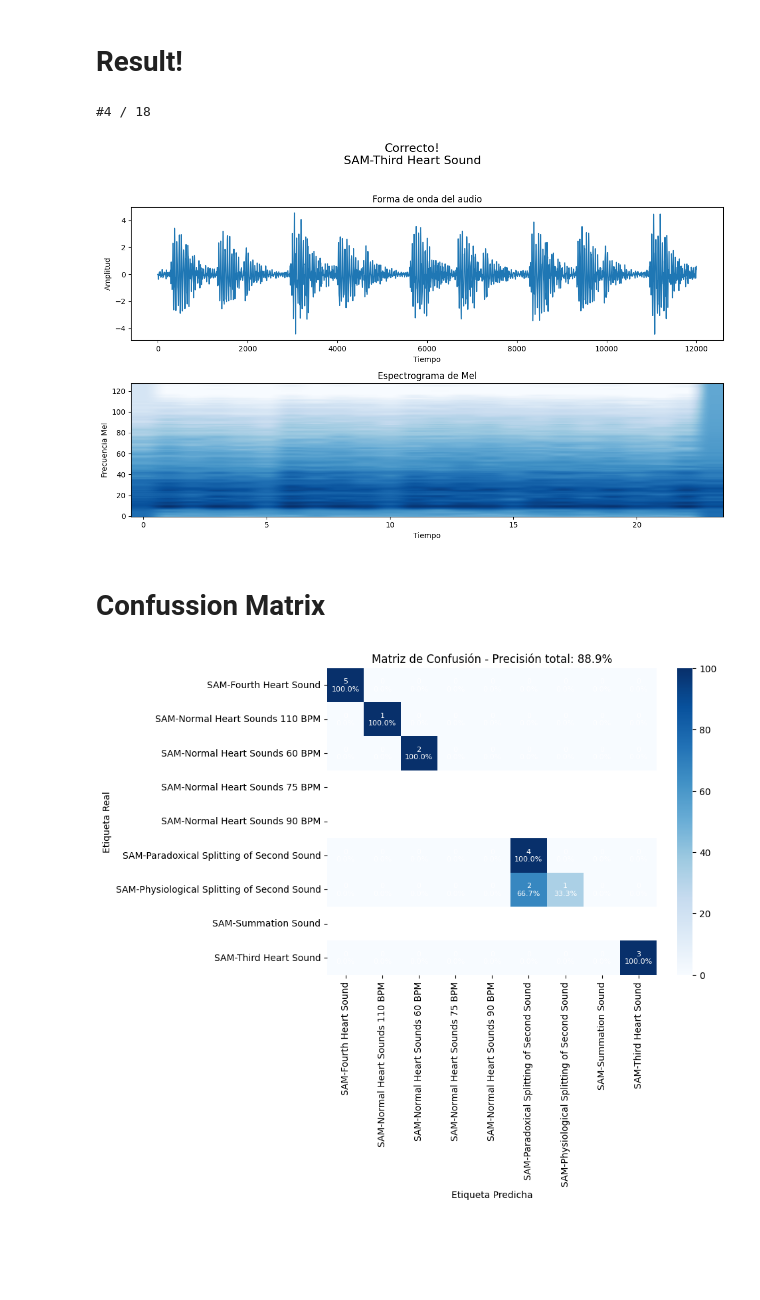
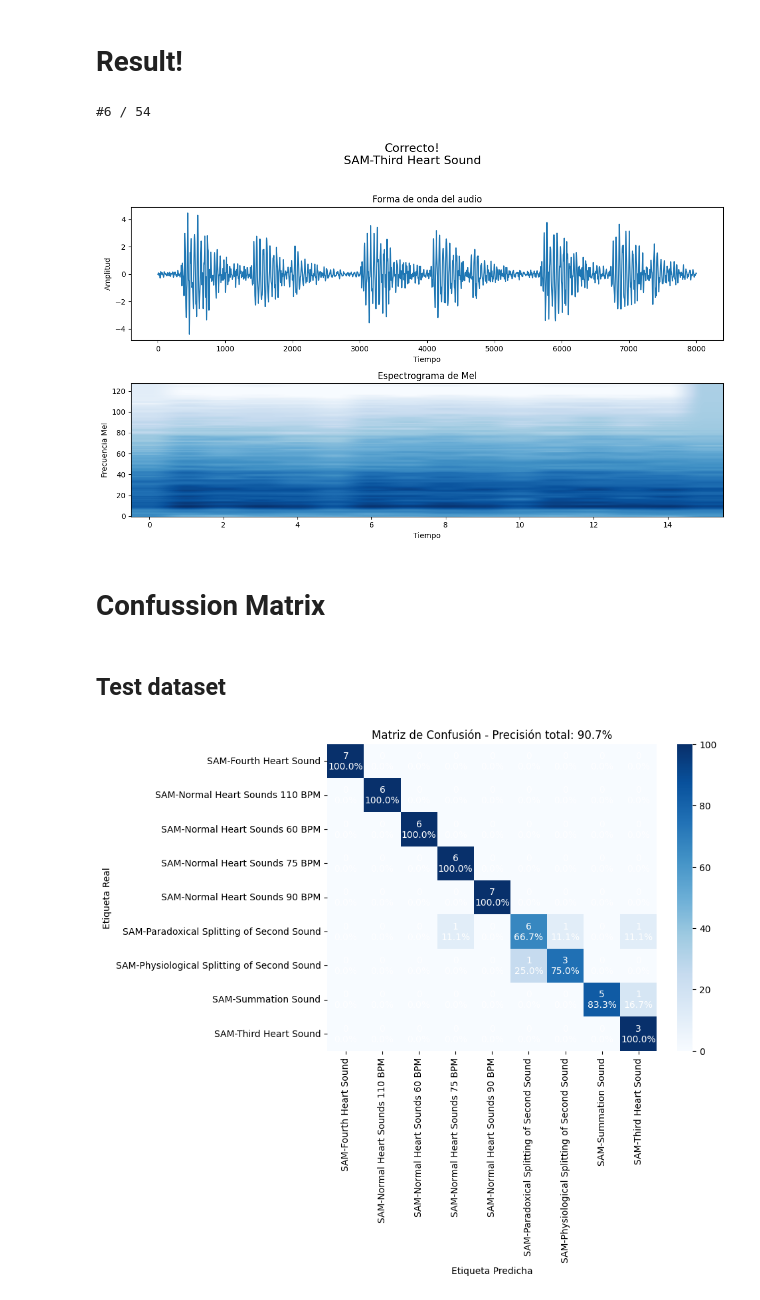
Before and after one commit to Afroefras/sam_classifier, a Jupyter notebook: train_sam_classifier.ipynb, the cells around one changed output. Saved outputs shown, nothing was run; the diff lists cells and outputs as text; code cells hidden in the pictures; blank space fills up the shorter version.

Commit message:
90.7% accuracy on test dataset!

```diff
--- a/train_sam_classifier.ipynb
+++ b/train_sam_classifier.ipynb
@@ -1,6 +1,7 @@
 # %% [markdown]
 # Environment
 # %%
+import os
 import re
 import torch
 import random
@@ -12,3 +13,9 @@ from IPython.display import Audio
 from helpers import plot as cora_plot
 from helpers.path_utils import get_base_dir
 from helpers.audio_utils import save_wave_to_wav
+
+num_cpus = os.cpu_count()
+device = torch.device("cuda" if torch.cuda.is_available() else "cpu")
+
+print(f"Número de CPUs disponibles: {num_cpus}")
+print(f"Device: {device} - {torch.cuda.get_device_name(0)}")
@@ -20,7 +30,7 @@ SAMPLE_RATE = 4000
 
 # Seconds to split each recording
 # it will be the size of input (secs)
-CHUNK_SECS = 3
+CHUNK_SECS = 2
 
 # The upper bound the recording (input, output or both)
 # is going to be filtered with Butterworth Filter (Hz)
@@ -36,9 +46,9 @@ N_FFT = 1024
 HOP_LENGTH = 512
 
 # Params for training
-BATCH_SIZE = 5
+BATCH_SIZE = 32
 TRAIN_RATIO = 0.80
-VAL_RATIO = 0.15
+VAL_RATIO = 0.1
 
 main_dir = get_base_dir()
 BASE_DIR = main_dir.joinpath("data", "mobile", "SAM")
@@ -197,6 +209,7 @@ Celular con transformaciones:
 train_size = int(TRAIN_RATIO * len(cora_dataset))
 val_size = int(VAL_RATIO * len(cora_dataset))
 test_size = len(cora_dataset) - train_size - val_size
+total_samples = train_size + val_size + test_size
 
 train_dataset, val_dataset, test_dataset = torch.utils.data.random_split(
     cora_dataset, [train_size, val_size, test_size]
@@ -206,19 +219,27 @@ train_dataloader = torch.utils.data.DataLoader(
     dataset=train_dataset,
     batch_size=BATCH_SIZE,
     shuffle=True,
+    num_workers=num_cpus - 2,
+    persistent_workers=True,
 )
 val_dataloader = torch.utils.data.DataLoader(
     dataset=val_dataset,
     batch_size=BATCH_SIZE,
     shuffle=False,
+    num_workers=num_cpus - 2,
+    persistent_workers=True,
 )
-test_dataloader = torch.utils.data.DataLoader(test_dataset, BATCH_SIZE, shuffle=False)
+test_dataloader = torch.utils.data.DataLoader(
+    dataset=test_dataset,
+    batch_size=BATCH_SIZE,
+    shuffle=False,
+    num_workers=num_cpus - 2,
+    persistent_workers=True,
+)
 
 print(f"Batch size: {BATCH_SIZE}")
 print(f"Train samples:\t\t{train_size} = {len(train_dataloader)} batches")
 print(f"Validation samples:\t{val_size} = {len(val_dataloader)} batches")
 print(f"Test samples:\t\t{test_size} = {len(test_dataloader)} batches")
-print(
-    f"Total samples:\t\t{train_size + val_size + test_size} = {len(cora_dataset) // BATCH_SIZE} batches"
-)
+print(f"Total samples:\t\t{total_samples} = {len(cora_dataset) // BATCH_SIZE} batches")
 # %% [output]
@@ -295,7 +340,7 @@ with a loss of 0.1456
 # %%
 model_to_pred = sam_classifier.SAM_CNN_Model(n_classes)
 
-model_to_pred.load_state_dict(torch.load(best_model)["state_dict"])
+model_to_pred.load_state_dict(torch.load(best_model, weights_only=False)["state_dict"])
 model_to_pred.eval()
 # %% [output]
 SAM_CNN_Model(
@@ -346,11 +391,15 @@ model_result = cora_plot.plot_model_result(
     model_to_pred, test_dataset, choosen_one_test
 )
 # %% [output]
-#4 / 18
+#6 / 54
-[figure, old version]
+[figure, new version]
 # %% [markdown]
 # Confussion Matrix
+# %% [markdown]
+## Test dataset
 # %%
-preds, labels, cm = cora_plot.plot_confusion_matrix(model_to_pred, test_dataloader)
+test_preds, test_labels, test_cm = cora_plot.plot_confusion_matrix(
+    model_to_pred, test_dataloader
+)
 # %% [output]
-[figure, old version]
+[figure, new version]
```
Also changed, not shown: parts of 15 cells of this notebook, 4 other files.
